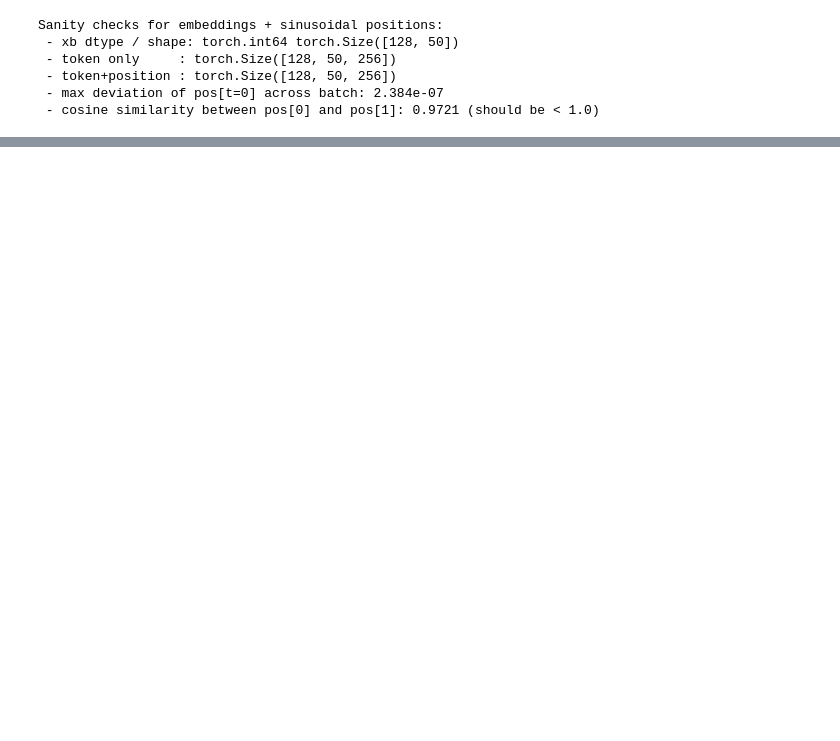
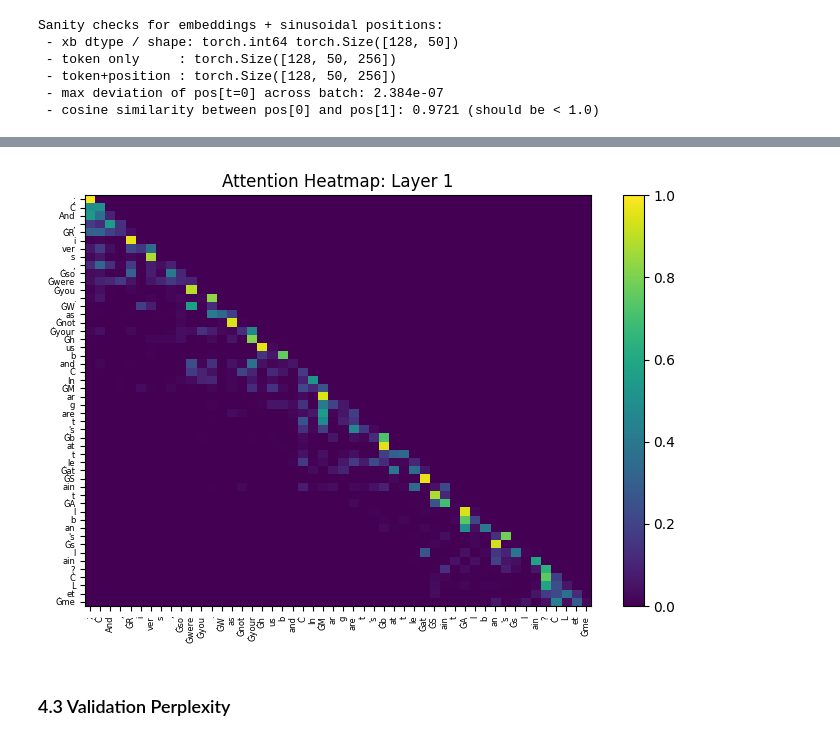
Before and after one commit to fede-giorgi/Transformer_is_All_You_Need, a Jupyter notebook: project.ipynb, the cells around one changed output, grey strips where cells are left out. Cells and saved outputs as stored; diff of their text form; code cells hidden in the pictures; blank space fills up the shorter version.

```diff
--- a/project.ipynb
+++ b/project.ipynb
@@ -663,3 +666,9 @@ plt.show()
+# %%
+plot_attention(1)
+# %% [output]
+[figure, added]
+# %% [markdown]
+### 4.3 Validation Perplexity
 # %%
 plt.figure(figsize=(7,5))
 plt.plot(val_ppl_list, label="Val perplexity")
```
Also changed, not shown: parts of 25 cells of this notebook.
